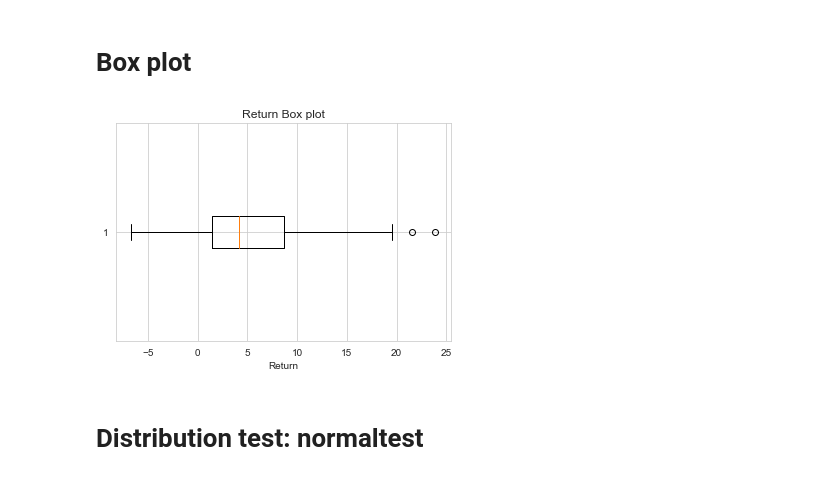
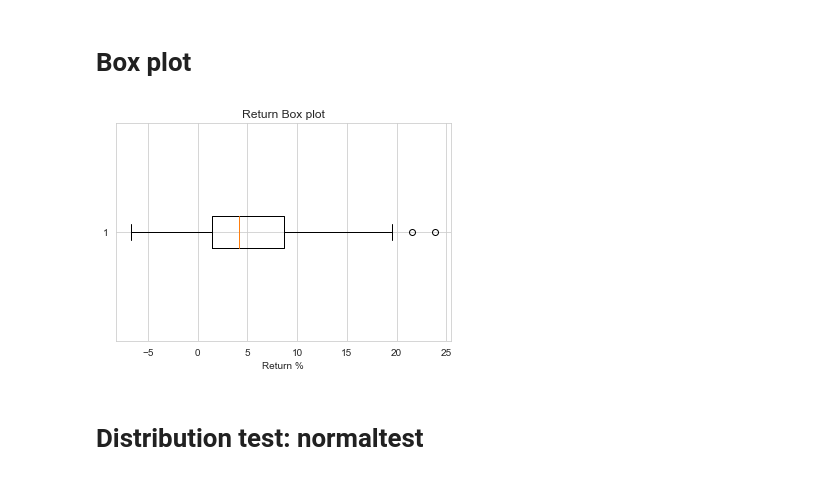
Before and after one commit to javipmontes/Programming4DS, a Jupyter notebook: Code/ReturnAnalysis.ipynb, the cells around one changed output. Cells and saved outputs as stored; diff of their text form; code cells hidden in the pictures.

```diff
--- a/Code/ReturnAnalysis.ipynb
+++ b/Code/ReturnAnalysis.ipynb
@@ -60,10 +60,10 @@ return_df_probs.plot(xlabel='Return', ylabel='Probability')
 # %%
 plt.boxplot(return_df['RETURN'], vert=False)
 plt.title('Return Box plot')
-plt.xlabel('Return')
+plt.xlabel('Return %')
 plt.show()
 # %% [output]
-[figure, old version]
+[figure, new version]
 # %% [markdown]
 # Distribution test: normaltest
 # %%
```
Also changed, not shown: parts of 3 cells of this notebook.
